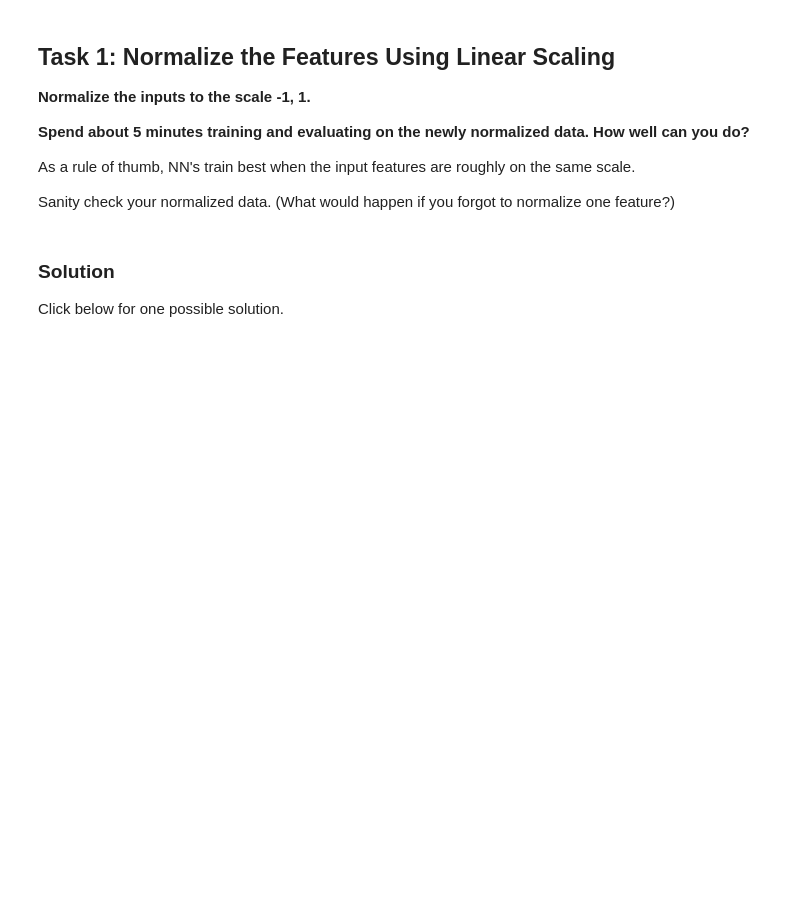
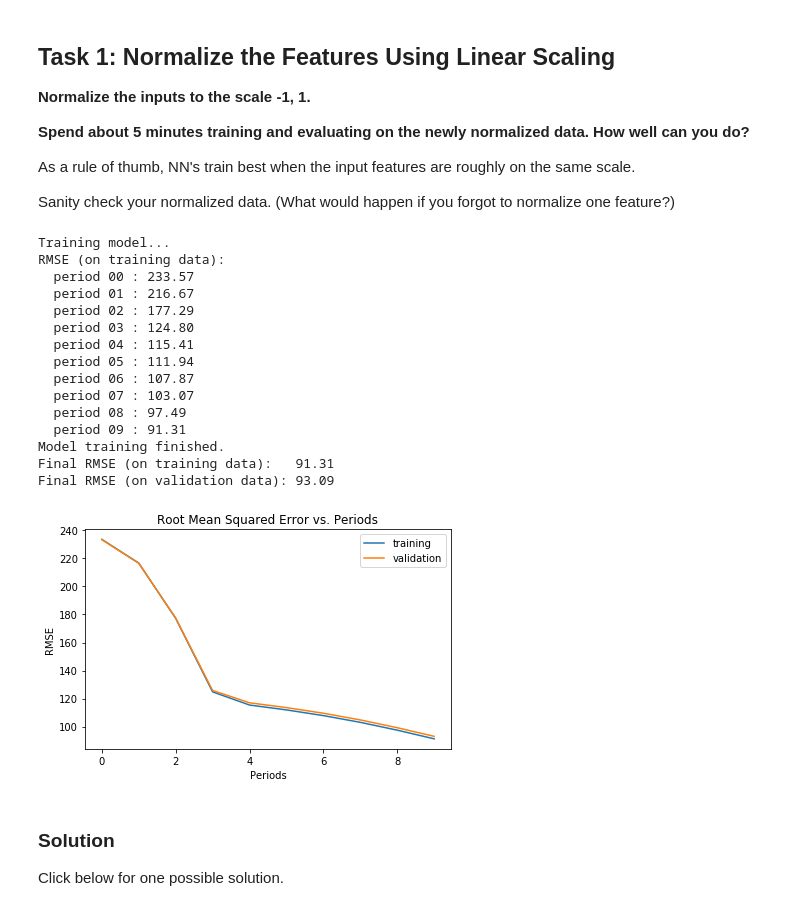
Before and after one commit to FeniXVRN/google-ml-crach-course, a Jupyter notebook: improving_neural_net_performance.ipynb, the cells around one changed output. Drawn from its saved outputs; the diff is of its cells as text; code cells hidden in the pictures; blank space fills up the shorter version.

```diff
--- a/improving_neural_net_performance.ipynb
+++ b/improving_neural_net_performance.ipynb
@@ -286,25 +344,43 @@ As a rule of thumb, NN's train best when the input features are roughly on the s
 Sanity check your normalized data.  (What would happen if you forgot to normalize one feature?)
 # %%
 def normalize_linear_scale(examples_dataframe):
-  """Returns a version of the input `DataFrame` that has all its features normalized linearly."""
-  #
-  # Your code here: normalize the inputs.
-  #
-  pass
+    """Returns a version of the input `DataFrame` that has all its features normalized linearly."""
+    preprocessed_df = pd.DataFrame()
+    for column in ["latitude", "longitude", "housing_median_age", "total_rooms",
+                   "total_bedrooms", "population", "households", "median_income", "rooms_per_person"]:
+        preprocessed_df[column] = linear_scale(examples_dataframe[column])
+    return preprocessed_df
 
 normalized_dataframe = normalize_linear_scale(preprocess_features(california_housing_dataframe))
 normalized_training_examples = normalized_dataframe.head(12000)
 normalized_validation_examples = normalized_dataframe.tail(5000)
 
 _ = train_nn_regression_model(
     my_optimizer=tf.train.GradientDescentOptimizer(learning_rate=0.0007),
     steps=5000,
     batch_size=70,
     hidden_units=[10, 10],
     training_examples=normalized_training_examples,
     training_targets=training_targets,
     validation_examples=normalized_validation_examples,
     validation_targets=validation_targets)
+# %% [output]
+Training model...
+RMSE (on training data):
+  period 00 : 233.57
+  period 01 : 216.67
+  period 02 : 177.29
+  period 03 : 124.80
+  period 04 : 115.41
+  period 05 : 111.94
+  period 06 : 107.87
+  period 07 : 103.07
+  period 08 : 97.49
+  period 09 : 91.31
+Model training finished.
+Final RMSE (on training data):   91.31
+Final RMSE (on validation data): 93.09
+[figure, added]
 # %% [markdown]
 ### Solution
 
```
Also changed, not shown: parts of 15 cells of this notebook.
